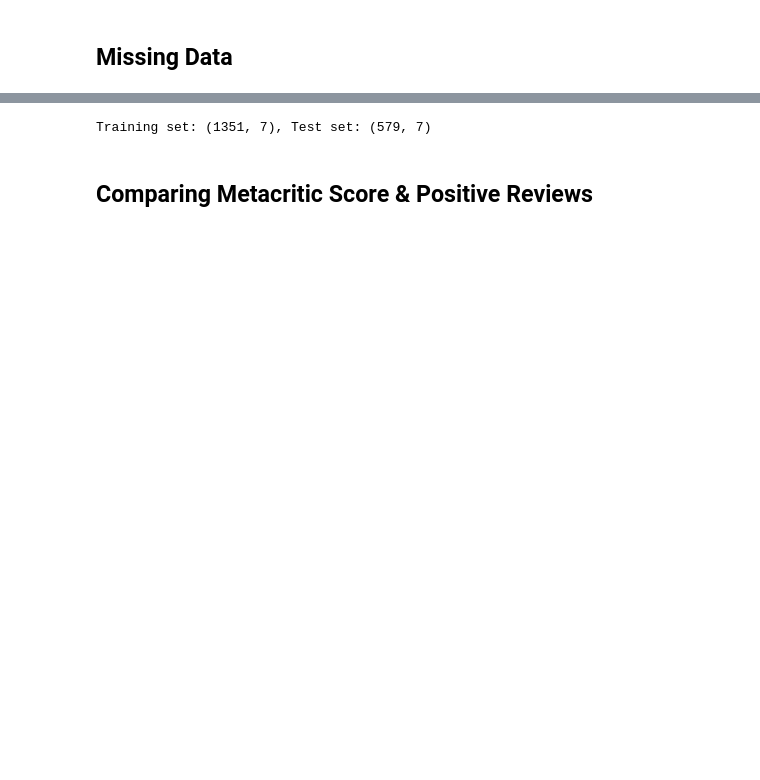
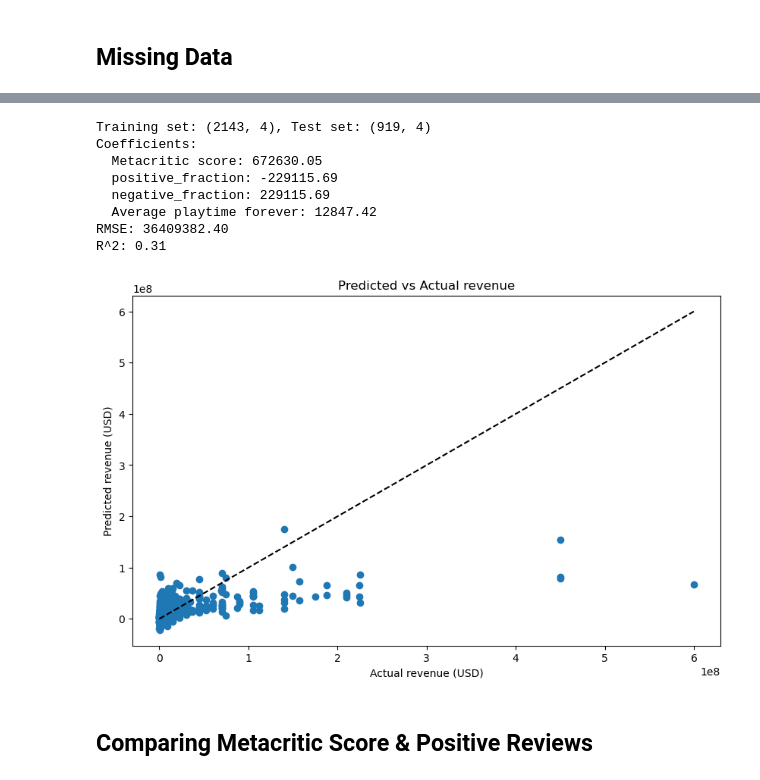
Before and after one commit to evan-carey/cst383-project, a Jupyter notebook: predicting_the_next_big_game.ipynb, the cells around one changed output, grey strips where cells are left out. Cells and saved outputs as stored; diff of their text form; code cells hidden in the pictures; blank space fills up the shorter version.

```diff
--- a/predicting_the_next_big_game.ipynb
+++ b/predicting_the_next_big_game.ipynb
@@ -281,23 +246,61 @@ dtype: int64
 # %%
-predictors = ['Metacritic score', 'Positive', 'Negative', 'Recommendations', 'Reviews', 'About the game', 'Estimated owners']
-target = 'User score'
+predictors = ['Metacritic score', 'positive_fraction', 'negative_fraction', 'Average playtime forever']
+target = 'revenue'
 
 df = df.dropna(subset = predictors)
 # drop rows where Metacritic score is 0
 df = df[df['Metacritic score'] != 0]
 
 df['About the game'] = df['About the game'].astype(str)
 df['About the game'] = df['About the game'].apply(lambda x: len(x))
 
 X = df[predictors]
 y = df[target]
 
 # Split into training (70%) and testing (30%) sets
 X_train, X_test, y_train, y_test = train_test_split(X, y, test_size = 0.3, random_state = 42)
 
 print(f"Training set: {X_train.shape}, Test set: {X_test.shape}")
+
+# run the regression model
+reg = LinearRegression()
+reg.fit(X_train, y_train)
+
+# print the intercept
+print('Intercept:', reg.intercept_)
+
+# print the coefficients
+print('Coefficients:')
+for i in range(len(predictors)):
+    print(f'  {predictors[i]}: {reg.coef_[i]:.2f}')
+
+
+
+y_pred = reg.predict(X_test)
+rmse = np.sqrt(((y_pred - y_test) ** 2).mean())
+print('RMSE: {:.2f}'.format(rmse))
+# print r^2 score
+r2 = reg.score(X_test, y_test)
+print('R^2: {:.2f}'.format(r2))
+
+## plot the predicted vs actual revenue
+plt.figure(figsize=(10, 6))
+plt.scatter(y_test, y_pred)
+plt.plot([0, max(y_test)], [0, max(y_test)], color='black', linestyle='--')
+plt.xlabel('Actual revenue (USD)')
+plt.ylabel('Predicted revenue (USD)')
+plt.title('Predicted vs Actual revenue')
+plt.show()
 # %% [output]
-Training set: (1351, 7), Test set: (579, 7)
+Training set: (2143, 4), Test set: (919, 4)
+Coefficients:
+  Metacritic score: 672630.05
+  positive_fraction: -229115.69
+  negative_fraction: 229115.69
+  Average playtime forever: 12847.42
+RMSE: 36409382.40
+R^2: 0.31
+[figure, added]
 # %% [markdown]
 ## Comparing Metacritic Score & Positive Reviews
 # %%
```
Also changed, not shown: parts of 6 cells of this notebook.
